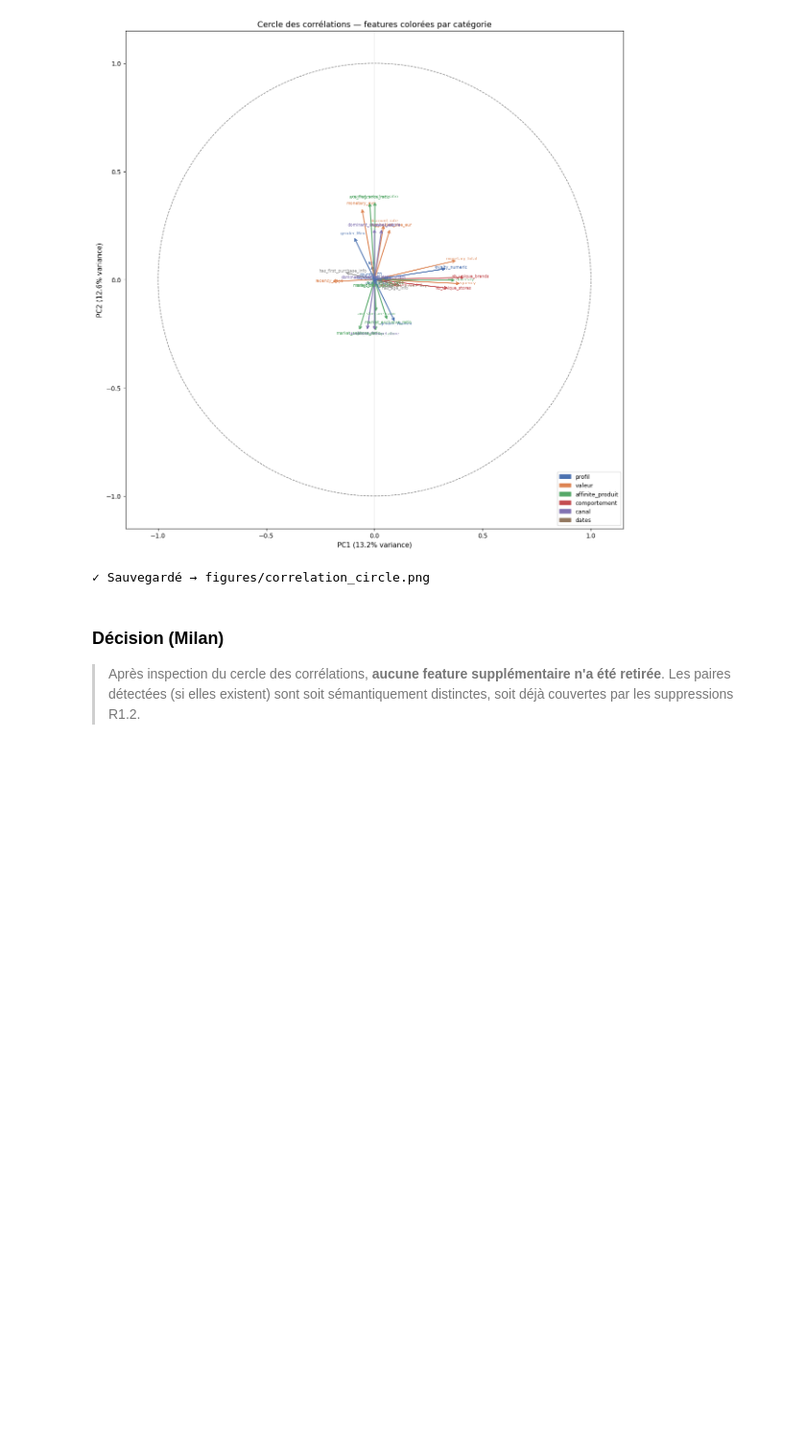
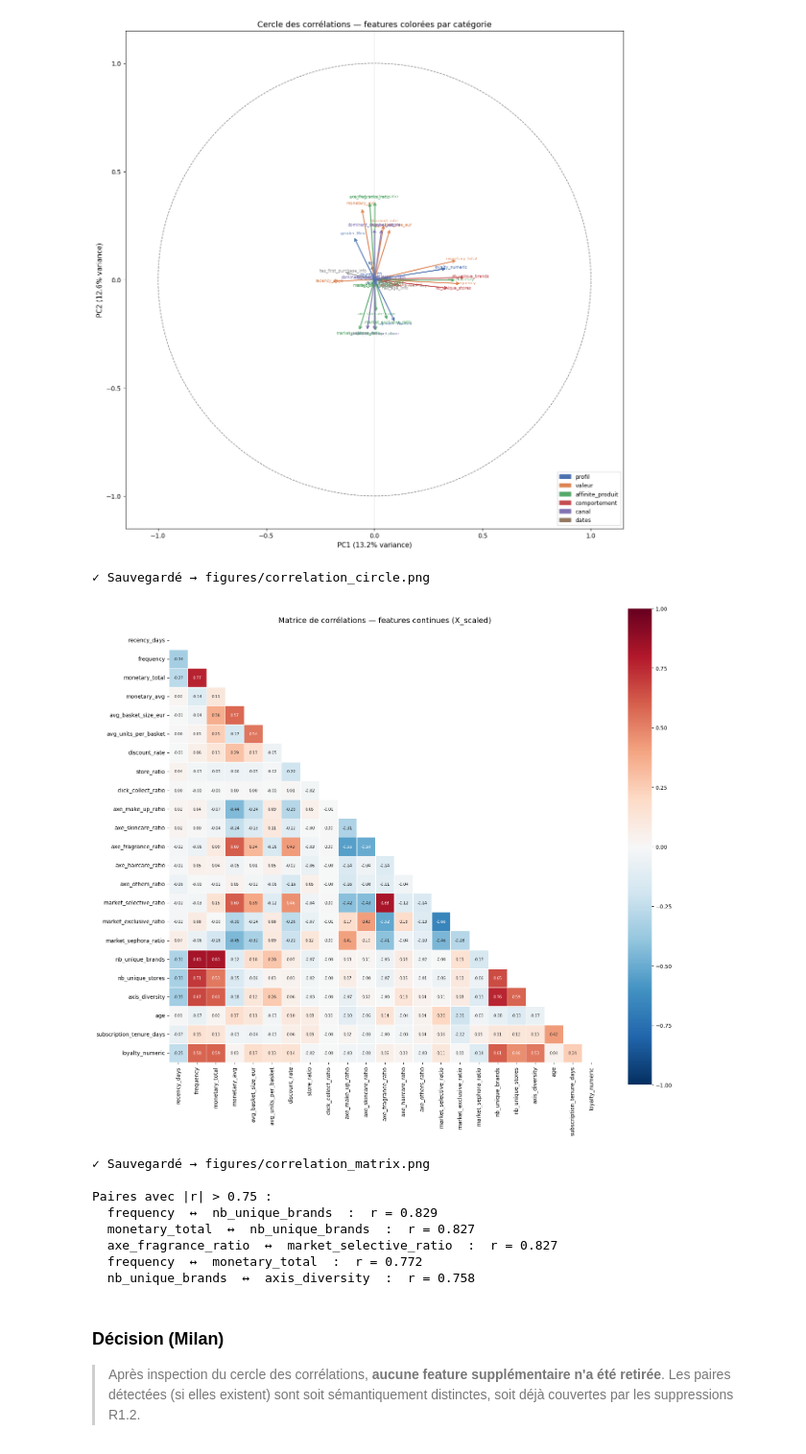
Before and after one commit to milansecondaire/Sephora, a Jupyter notebook: 02_clustering.ipynb, the cells around one changed output. Shown at 96% size. Drawn from its saved outputs; the diff is of its cells as text; code cells hidden in the pictures; blank space fills up the shorter version.

```diff
--- a/02_clustering.ipynb
+++ b/02_clustering.ipynb
@@ -208,6 +208,58 @@ Potential redundancies (cosine sim > 0.90):
   gender_Women  ↔  dominant_channel_store  (sim=0.901)
 [figure]
 ✓ Sauvegardé → figures/correlation_circle.png
+# %%
+# Matrice de corrélations — features continues uniquement
+continuous_in_scaled = [c for c in FEATURES_CONTINUOUS if c in X_scaled.columns]
+corr_matrix = X_scaled[continuous_in_scaled].corr()
+
+fig_heatmap, ax_hm = plt.subplots(figsize=(16, 14))
+mask = np.triu(np.ones_like(corr_matrix, dtype=bool))  # affiche uniquement le triangle inférieur
+sns.heatmap(
+    corr_matrix,
+    mask=mask,
+    annot=True,
+    fmt=".2f",
+    cmap="RdBu_r",
+    center=0,
+    vmin=-1, vmax=1,
+    square=True,
+    linewidths=0.5,
+    ax=ax_hm,
+    annot_kws={"size": 7},
+)
+ax_hm.set_title("Matrice de corrélations — features continues (X_scaled)", fontsize=14, pad=15)
+fig_heatmap.tight_layout()
+fig_heatmap.savefig("figures/correlation_matrix.png", dpi=150, bbox_inches="tight")
+plt.show()
+plt.close(fig_heatmap)
+print("✓ Sauvegardé → figures/correlation_matrix.png")
+
+# Lister les paires fortement corrélées (|r| > 0.75)
+threshold = 0.75
+high_corr = []
+for i in range(len(corr_matrix.columns)):
+    for j in range(i + 1, len(corr_matrix.columns)):
+        r = corr_matrix.iloc[i, j]
+        if abs(r) > threshold:
+            high_corr.append((corr_matrix.columns[i], corr_matrix.columns[j], r))
+
+if high_corr:
+    print(f"\nPaires avec |r| > {threshold} :")
+    for f1, f2, r in sorted(high_corr, key=lambda x: abs(x[2]), reverse=True):
+        print(f"  {f1}  ↔  {f2}  :  r = {r:.3f}")
+else:
+    print(f"\nAucune paire avec |r| > {threshold} détectée ✓")
+# %% [output]
+[figure, added]
+✓ Sauvegardé → figures/correlation_matrix.png
+
+Paires avec |r| > 0.75 :
+  frequency  ↔  nb_unique_brands  :  r = 0.829
+  monetary_total  ↔  nb_unique_brands  :  r = 0.827
+  axe_fragrance_ratio  ↔  market_selective_ratio  :  r = 0.827
+  frequency  ↔  monetary_total  :  r = 0.772
+  nb_unique_brands  ↔  axis_diversity  :  r = 0.758
 # %% [markdown]
 ### Décision (Milan)
 
```
Also changed, not shown: parts of 6 cells of this notebook, 4 other files.
